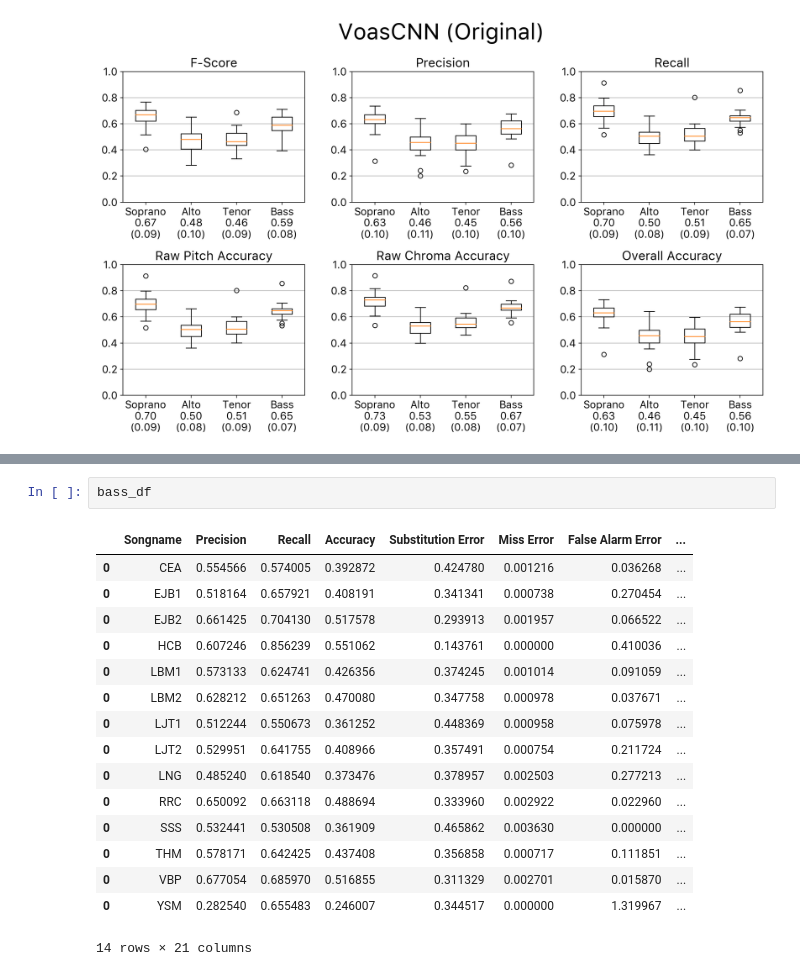
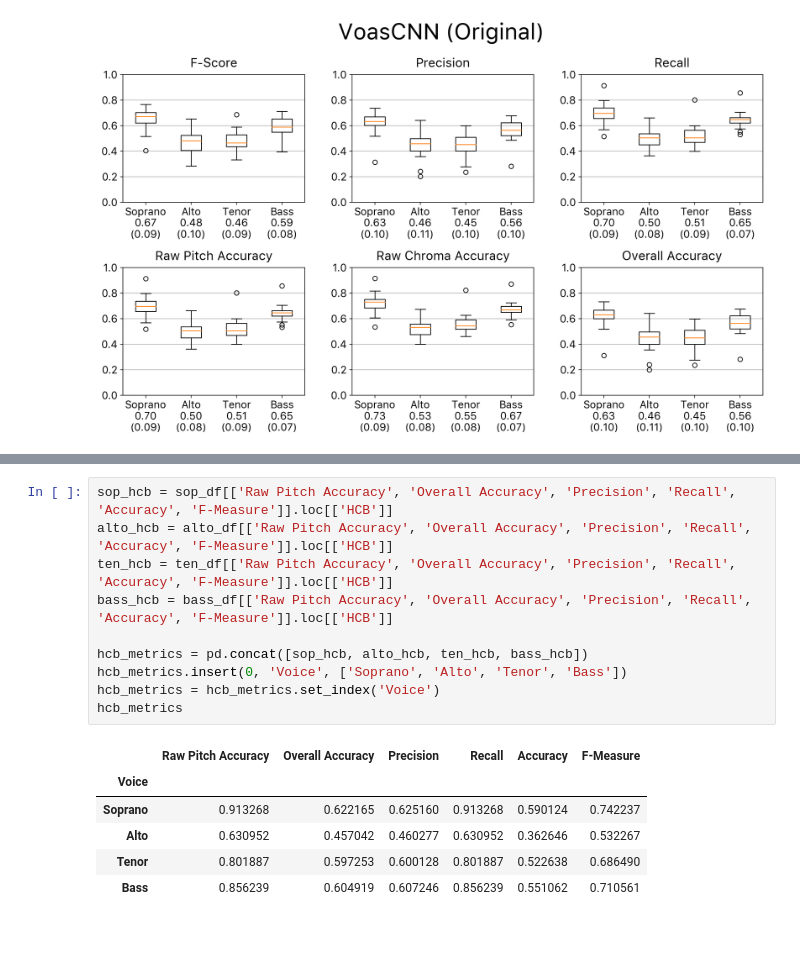
Before and after one commit to Xornotor/VocalAssignment-SSCS, a Jupyter notebook: Cantoria_Eval.ipynb, the cells around one changed output, grey strips where cells are left out. Cells and saved outputs as stored; diff of their text form; blank space fills up the shorter version.

```diff
--- a/Cantoria_Eval.ipynb
+++ b/Cantoria_Eval.ipynb
@@ -106,19 +31,17 @@ ten_df
-# %%
-bass_df
-# %% [output]
-|  | Songname | Precision | Recall | Accuracy | Substitution Error | Miss Error | False Alarm Error | ... |
-| 0 | CEA | 0.554566 | 0.574005 | 0.392872 | 0.424780 | 0.001216 | 0.036268 | ... |
-| 0 | EJB1 | 0.518164 | 0.657921 | 0.408191 | 0.341341 | 0.000738 | 0.270454 | ... |
-| 0 | EJB2 | 0.661425 | 0.704130 | 0.517578 | 0.293913 | 0.001957 | 0.066522 | ... |
-| 0 | HCB | 0.607246 | 0.856239 | 0.551062 | 0.143761 | 0.000000 | 0.410036 | ... |
-| 0 | LBM1 | 0.573133 | 0.624741 | 0.426356 | 0.374245 | 0.001014 | 0.091059 | ... |
-| 0 | LBM2 | 0.628212 | 0.651263 | 0.470080 | 0.347758 | 0.000978 | 0.037671 | ... |
-| 0 | LJT1 | 0.512244 | 0.550673 | 0.361252 | 0.448369 | 0.000958 | 0.075978 | ... |
-| 0 | LJT2 | 0.529951 | 0.641755 | 0.408966 | 0.357491 | 0.000754 | 0.211724 | ... |
-| 0 | LNG | 0.485240 | 0.618540 | 0.373476 | 0.378957 | 0.002503 | 0.277213 | ... |
-| 0 | RRC | 0.650092 | 0.663118 | 0.488694 | 0.333960 | 0.002922 | 0.022960 | ... |
-| 0 | SSS | 0.532441 | 0.530508 | 0.361909 | 0.465862 | 0.003630 | 0.000000 | ... |
-| 0 | THM | 0.578171 | 0.642425 | 0.437408 | 0.356858 | 0.000717 | 0.111851 | ... |
-| 0 | VBP | 0.677054 | 0.685970 | 0.516855 | 0.311329 | 0.002701 | 0.015870 | ... |
-| 0 | YSM | 0.282540 | 0.655483 | 0.246007 | 0.344517 | 0.000000 | 1.319967 | ... |
-14 rows × 21 columns
+# %%
+sop_hcb = sop_df[['Raw Pitch Accuracy', 'Overall Accuracy', 'Precision', 'Recall', 'Accuracy', 'F-Measure']].loc[['HCB']]
+alto_hcb = alto_df[['Raw Pitch Accuracy', 'Overall Accuracy', 'Precision', 'Recall', 'Accuracy', 'F-Measure']].loc[['HCB']]
+ten_hcb = ten_df[['Raw Pitch Accuracy', 'Overall Accuracy', 'Precision', 'Recall', 'Accuracy', 'F-Measure']].loc[['HCB']]
+bass_hcb = bass_df[['Raw Pitch Accuracy', 'Overall Accuracy', 'Precision', 'Recall', 'Accuracy', 'F-Measure']].loc[['HCB']]
+
+hcb_metrics = pd.concat([sop_hcb, alto_hcb, ten_hcb, bass_hcb])
+hcb_metrics.insert(0, 'Voice', ['Soprano', 'Alto', 'Tenor', 'Bass'])
+hcb_metrics = hcb_metrics.set_index('Voice')
+hcb_metrics
+# %% [output]
+|  | Raw Pitch Accuracy | Overall Accuracy | Precision | Recall | Accuracy | F-Measure |
+| Voice |  |  |  |  |  |  |
+| Soprano | 0.913268 | 0.622165 | 0.625160 | 0.913268 | 0.590124 | 0.742237 |
+| Alto | 0.630952 | 0.457042 | 0.460277 | 0.630952 | 0.362646 | 0.532267 |
+| Tenor | 0.801887 | 0.597253 | 0.600128 | 0.801887 | 0.522638 | 0.686490 |
+| Bass | 0.856239 | 0.604919 | 0.607246 | 0.856239 | 0.551062 | 0.710561 |
```
Also changed, not shown: parts of 5 cells of this notebook, 2 other files.
